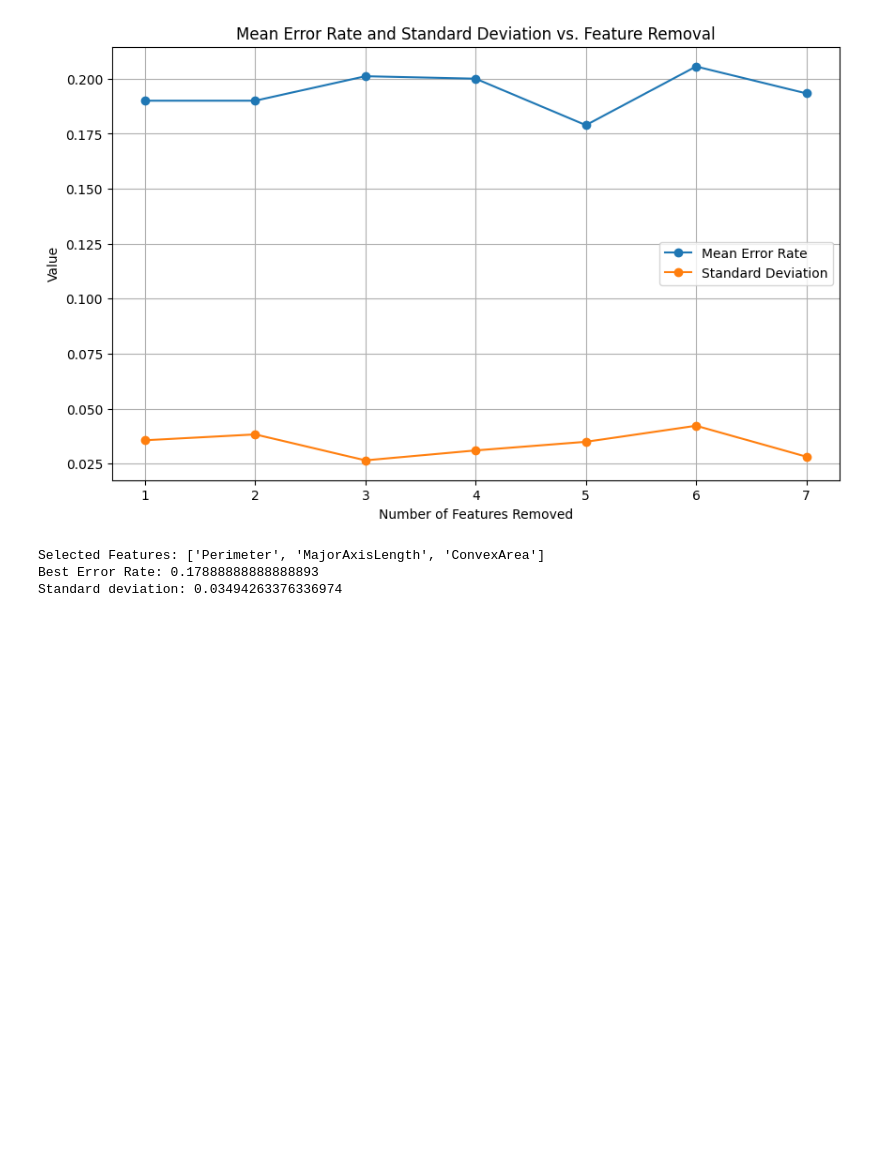
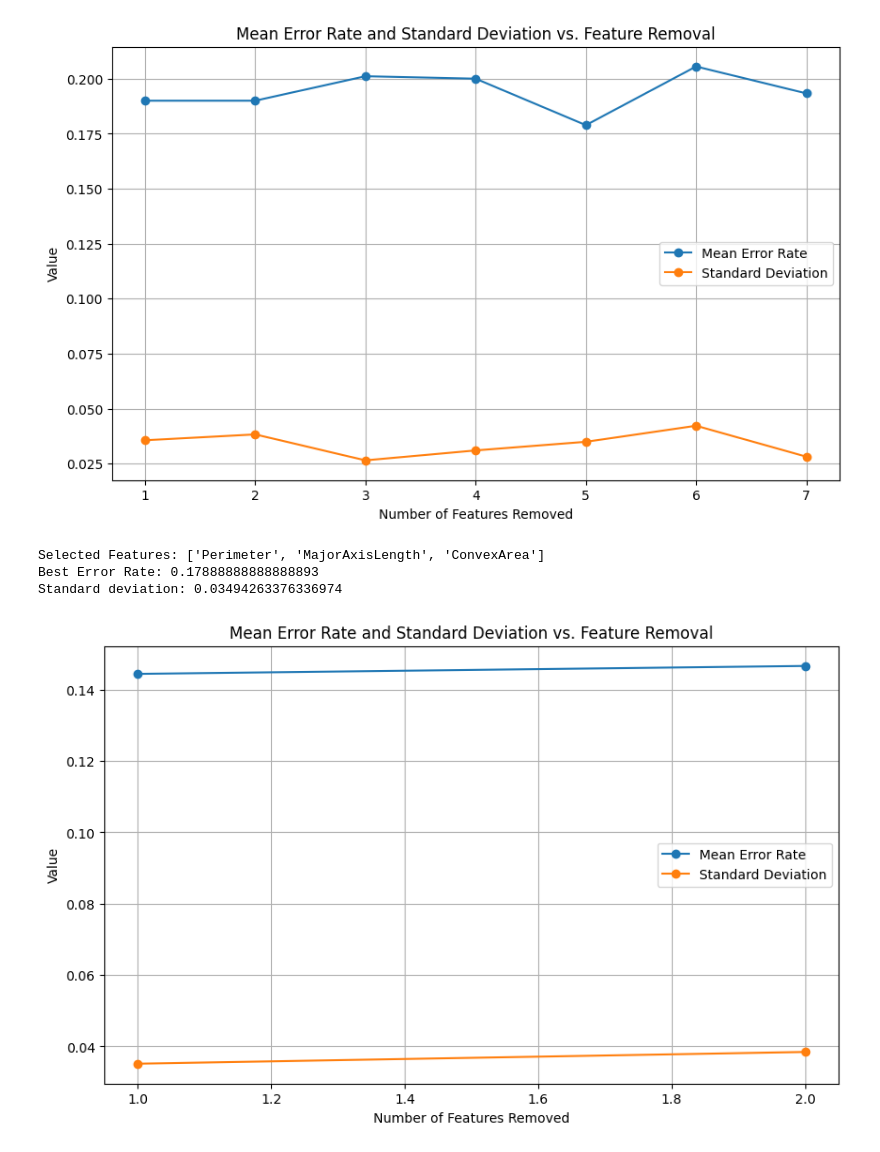
Before and after one commit to amanbarar/machine-learning-niit, a Jupyter notebook: Practical/Lab_6.ipynb, the cells around one changed output. Saved outputs shown, nothing was run; the diff lists cells and outputs as text; code cells hidden in the pictures; blank space fills up the shorter version.

Commit message:
trees with different depth

```diff
--- a/Practical/Lab_6.ipynb
+++ b/Practical/Lab_6.ipynb
@@ -118,3 +118,89 @@ print("Standard deviation:", std_best)
 Selected Features: ['Perimeter', 'MajorAxisLength', 'ConvexArea']
 Best Error Rate: 0.17888888888888893
 Standard deviation: 0.03494263376336974
+# %%
+import pandas as pd
+import numpy as np
+import matplotlib.pyplot as plt
+from sklearn.feature_selection import mutual_info_classif
+from sklearn.tree import DecisionTreeClassifier
+from sklearn.model_selection import cross_val_score, GridSearchCV
+
+
+# Separate the target variable ('class_label') from the features
+X = df.drop(columns=['Class'])
+y = df['Class']
+
+# Calculate Mutual Information (MI) for each feature with the class label
+mi_scores = mutual_info_classif(X, y, random_state=42)
+
+# Create a DataFrame to store MI scores with feature names
+mi_df = pd.DataFrame({'Feature': X.columns, 'MI_Score': mi_scores})
+
+# Sort features by MI in descending order
+sorted_features = mi_df.sort_values(by='MI_Score', ascending=False)['Feature'].tolist()
+
+# Initialize variables
+best_error_rate = float('inf')
+selected_features = sorted_features.copy()
+error_rate_history = []
+std_dev_history = []
+
+# Create a decision tree classifier
+clf = DecisionTreeClassifier(random_state=42)  # You can tune other hyperparameters here
+
+# Define a range of tree depths to search through
+tree_depths = list(range(1, 11))  # Example: Search depths from 1 to 10
+
+# Perform iterative feature selection
+for i in range(1, len(sorted_features)):
+    # Build a classifier with the selected features
+    X_selected = df[selected_features[:-i]]
+
+    # Define hyperparameters to search
+    param_grid = {
+        'max_depth': tree_depths
+    }
+
+    # Grid search with cross-validation to find the best tree depth
+    grid_search = GridSearchCV(clf, param_grid, cv=10, scoring='accuracy')
+    grid_search.fit(X_selected, y)
+
+    # Get the best tree depth
+    best_tree_depth = grid_search.best_params_['max_depth']
+
+    # Set the best tree depth for the classifier
+    clf.set_params(max_depth=best_tree_depth)
+
+    # Calculate error rates using 10-fold cross-validation
+    error_rates = 1 - cross_val_score(clf, X_selected, y, cv=10, scoring='accuracy')
+    mean_error_rate = np.mean(error_rates)
+    std_dev = np.std(error_rates)
+
+    # Store error rate and standard deviation
+    error_rate_history.append(mean_error_rate)
+    std_dev_history.append(std_dev)
+
+    # If the error rate is lower, update the best features and error rate
+    if mean_error_rate < best_error_rate:
+        best_error_rate = mean_error_rate
+    else:
+        continue
+
+# Plot mean error rates and standard deviations
+plt.figure(figsize=(10, 6))
+plt.plot(range(1, len(error_rate_history) + 1), error_rate_history, label='Mean Error Rate', marker='o')
+plt.plot(range(1, len(std_dev_history) + 1), std_dev_history, label='Standard Deviation', marker='o')
+plt.xlabel('Number of Features Removed')
+plt.ylabel('Value')
+plt.legend()
+plt.title('Mean Error Rate and Standard Deviation vs. Feature Removal')
+plt.grid()
+plt.show()
+
+# Print the selected features, best error rate, best tree depth, and error rate history
+print("Selected Features:", selected_features[:-i])  # Features selected based on MI
+print("Best Error Rate:", best_error_rate)
+print("Best Tree Depth:", best_tree_depth)
+# %% [output]
+[figure, added]
```
Also changed, not shown: parts of 1 cell of this notebook.
